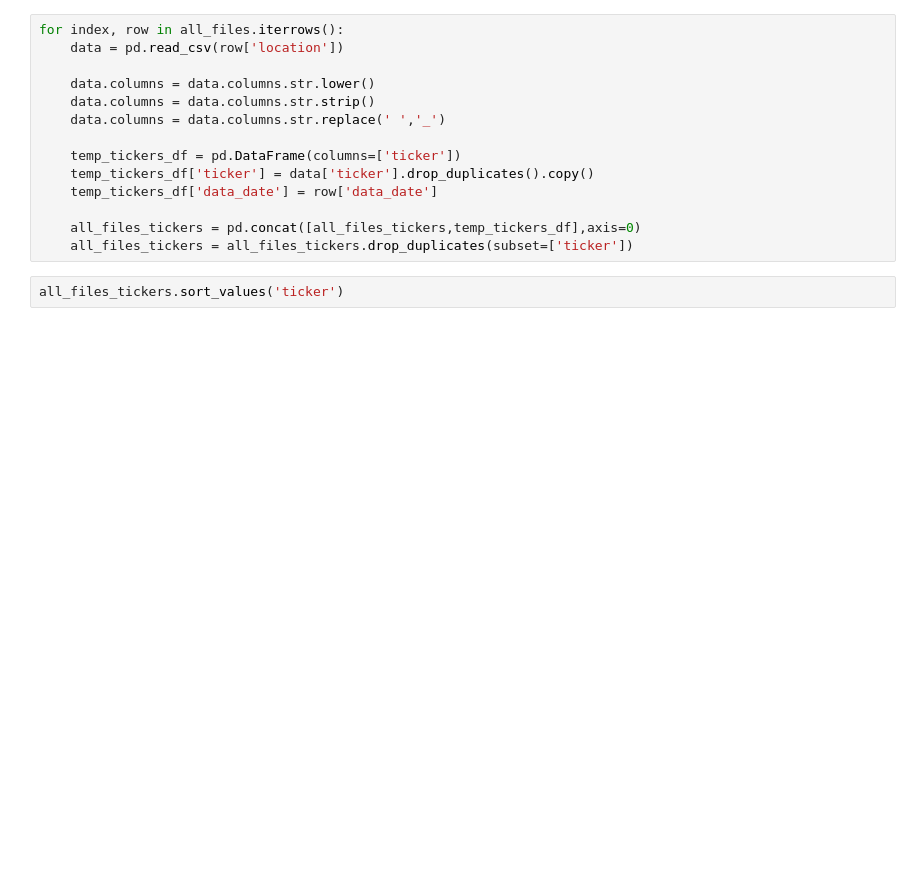
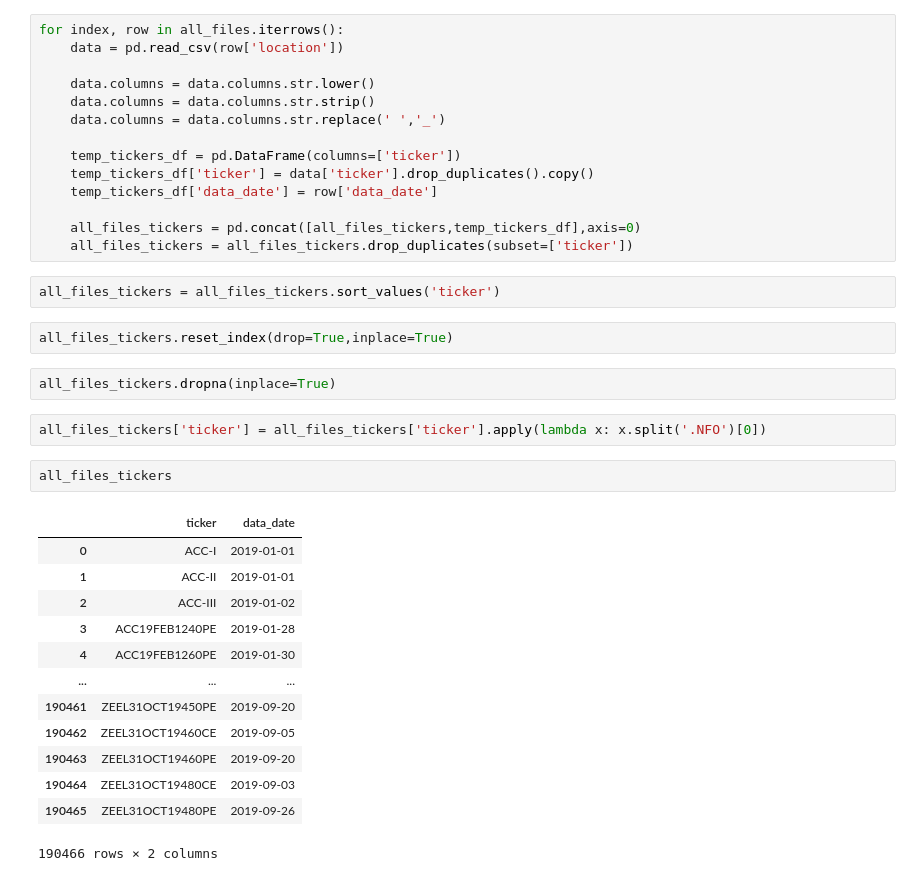
Before and after one commit to yashrj25/Entirety-Codes, a Jupyter notebook: Data Cleaning/Data Cleaning.ipynb, the cells around one changed output. Drawn from its saved outputs; the diff is of its cells as text; blank space fills up the shorter version.

Commit message:
v2021-06-20
Updated with ticker patterns.

```diff
--- a/Data Cleaning/Data Cleaning.ipynb
+++ b/Data Cleaning/Data Cleaning.ipynb
@@ -31,4 +31,26 @@ for index, row in all_files.iterrows():
     all_files_tickers = pd.concat([all_files_tickers,temp_tickers_df],axis=0)
     all_files_tickers = all_files_tickers.drop_duplicates(subset=['ticker'])
 # %%
-all_files_tickers.sort_values('ticker')
+all_files_tickers = all_files_tickers.sort_values('ticker')
+# %%
+all_files_tickers.reset_index(drop=True,inplace=True)
+# %%
+all_files_tickers.dropna(inplace=True)
+# %%
+all_files_tickers['ticker'] = all_files_tickers['ticker'].apply(lambda x: x.split('.NFO')[0])
+# %%
+all_files_tickers
+# %% [output]
+|  | ticker | data_date |
+| 0 | ACC-I | 2019-01-01 |
+| 1 | ACC-II | 2019-01-01 |
+| 2 | ACC-III | 2019-01-02 |
+| 3 | ACC19FEB1240PE | 2019-01-28 |
+| 4 | ACC19FEB1260PE | 2019-01-30 |
+| ... | ... | ... |
+| 190461 | ZEEL31OCT19450PE | 2019-09-20 |
+| 190462 | ZEEL31OCT19460CE | 2019-09-05 |
+| 190463 | ZEEL31OCT19460PE | 2019-09-20 |
+| 190464 | ZEEL31OCT19480CE | 2019-09-03 |
+| 190465 | ZEEL31OCT19480PE | 2019-09-26 |
+190466 rows × 2 columns
```
Also changed, not shown: parts of 1 cell of this notebook.
